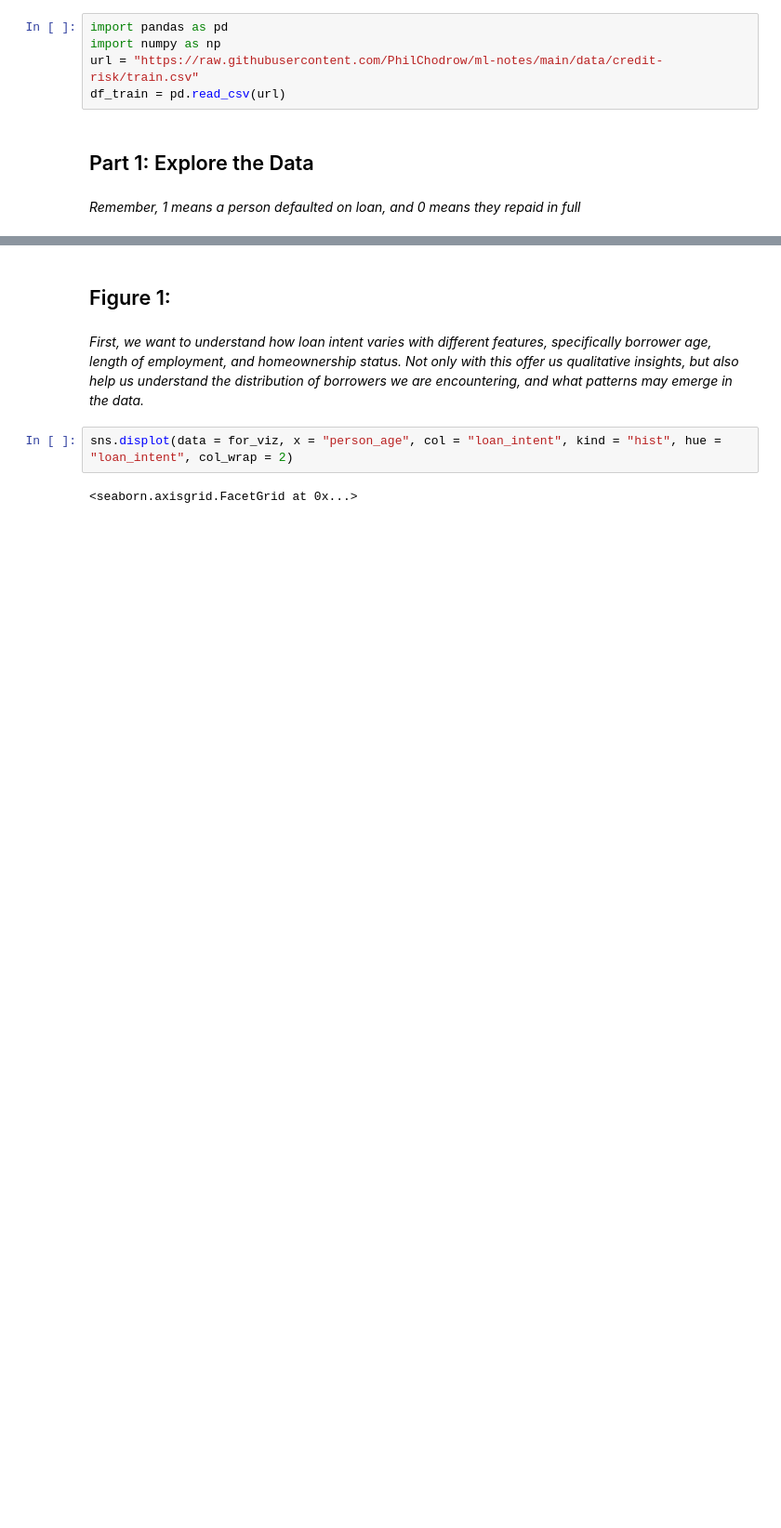
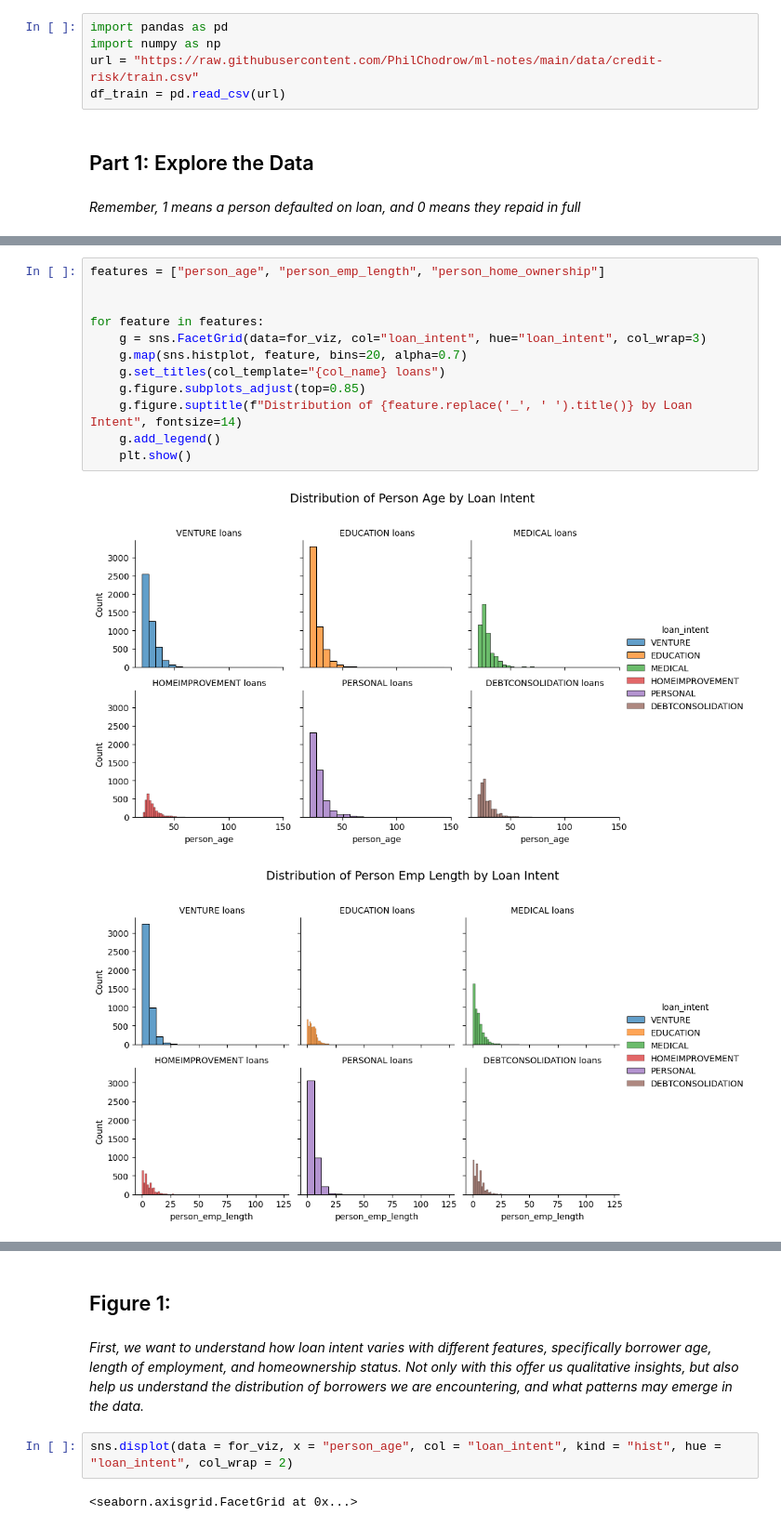
Before and after one commit to jiffylesica/jiffylesica.github.io, a Jupyter notebook: posts/Design and Impact of Automated Decision Systems/index.ipynb, the cells around one changed output, grey strips where cells are left out. Shown at 93% size. Cells and saved outputs as stored; diff of their text form; blank space fills up the shorter version.

```diff
--- a/posts/Design and Impact of Automated Decision Systems/index.ipynb
+++ b/posts/Design and Impact of Automated Decision Systems/index.ipynb
@@ -24,0 +30,15 @@ for_viz = df_train.copy()
+# %%
+features = ["person_age", "person_emp_length", "person_home_ownership"]
+
+
+for feature in features:
+    g = sns.FacetGrid(data=for_viz, col="loan_intent", hue="loan_intent", col_wrap=3)
+    g.map(sns.histplot, feature, bins=20, alpha=0.7)
+    g.set_titles(col_template="{col_name} loans")
+    g.figure.subplots_adjust(top=0.85)
+    g.figure.suptitle(f"Distribution of {feature.replace('_', ' ').title()} by Loan Intent", fontsize=14)
+    g.add_legend()
+    plt.show()
+# %% [output]
+[figure, added]
+[figure, added]
```
Also changed, not shown: parts of 3 cells of this notebook, 6 other files.
